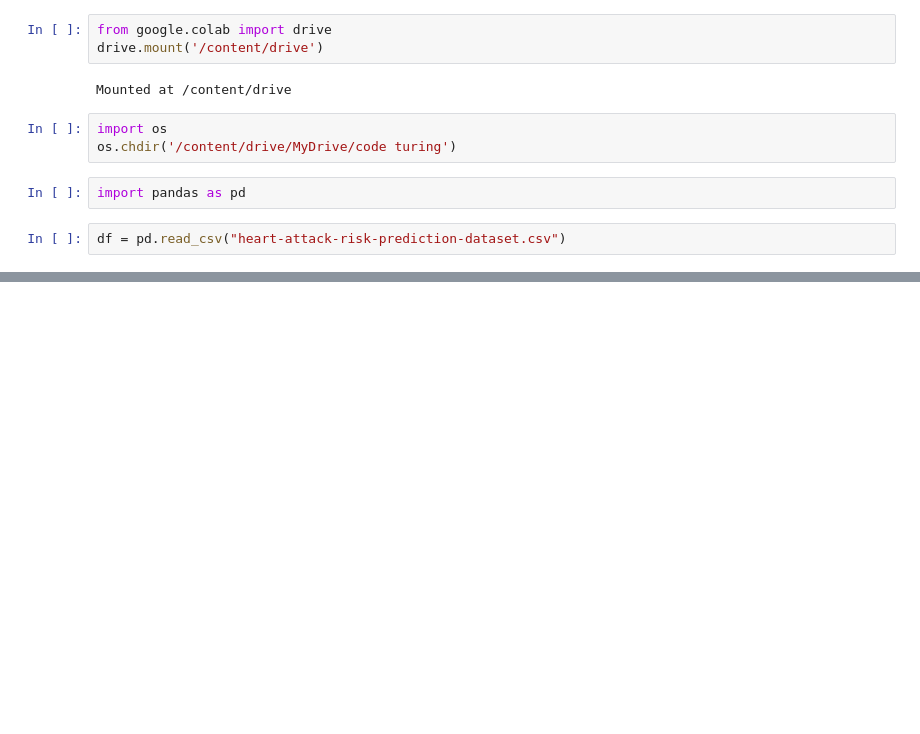
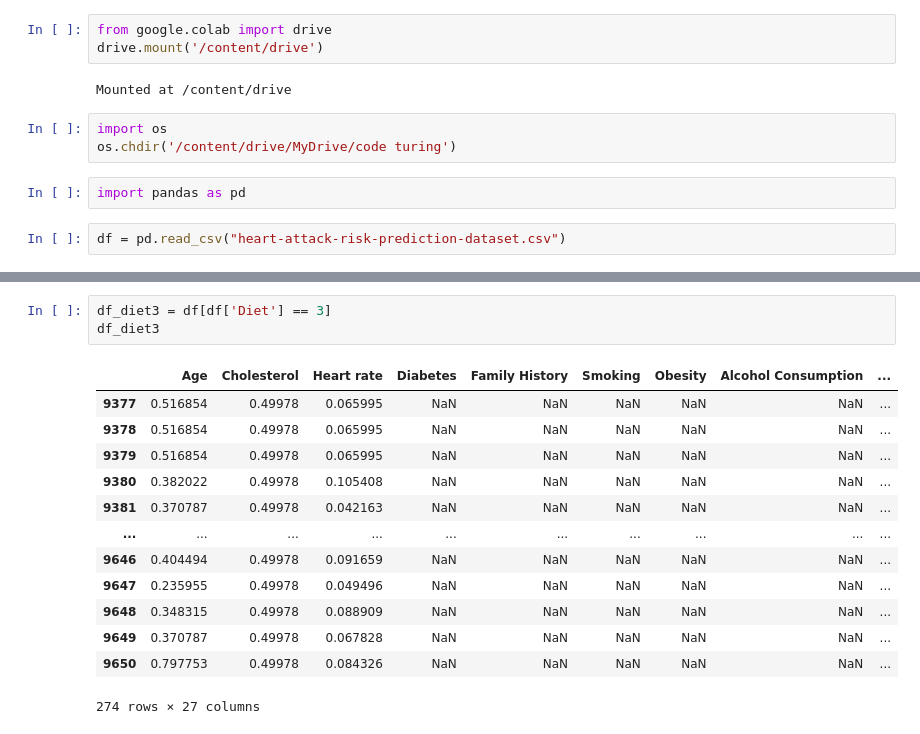
Before and after one commit to Rohne-K/TMDL_group1_project, a Jupyter notebook: Week2_code.ipynb, the cells around one changed output, grey strips where cells are left out. Cells and saved outputs as stored; diff of their text form; blank space fills up the shorter version.

```diff
--- a/Week2_code.ipynb
+++ b/Week2_code.ipynb
@@ -30,0 +31,17 @@ df_diet3 =
+# %%
+df_diet3 = df[df['Diet'] == 3]
+df_diet3
+# %% [output]
+|  | Age | Cholesterol | Heart rate | Diabetes | Family History | Smoking | Obesity | Alcohol Consumption | ... |
+| 9377 | 0.516854 | 0.49978 | 0.065995 | NaN | NaN | NaN | NaN | NaN | ... |
+| 9378 | 0.516854 | 0.49978 | 0.065995 | NaN | NaN | NaN | NaN | NaN | ... |
+| 9379 | 0.516854 | 0.49978 | 0.065995 | NaN | NaN | NaN | NaN | NaN | ... |
+| 9380 | 0.382022 | 0.49978 | 0.105408 | NaN | NaN | NaN | NaN | NaN | ... |
+| 9381 | 0.370787 | 0.49978 | 0.042163 | NaN | NaN | NaN | NaN | NaN | ... |
+| ... | ... | ... | ... | ... | ... | ... | ... | ... | ... |
+| 9646 | 0.404494 | 0.49978 | 0.091659 | NaN | NaN | NaN | NaN | NaN | ... |
+| 9647 | 0.235955 | 0.49978 | 0.049496 | NaN | NaN | NaN | NaN | NaN | ... |
+| 9648 | 0.348315 | 0.49978 | 0.088909 | NaN | NaN | NaN | NaN | NaN | ... |
+| 9649 | 0.370787 | 0.49978 | 0.067828 | NaN | NaN | NaN | NaN | NaN | ... |
+| 9650 | 0.797753 | 0.49978 | 0.084326 | NaN | NaN | NaN | NaN | NaN | ... |
+274 rows × 27 columns
```
Also changed, not shown: parts of 3 cells of this notebook.
